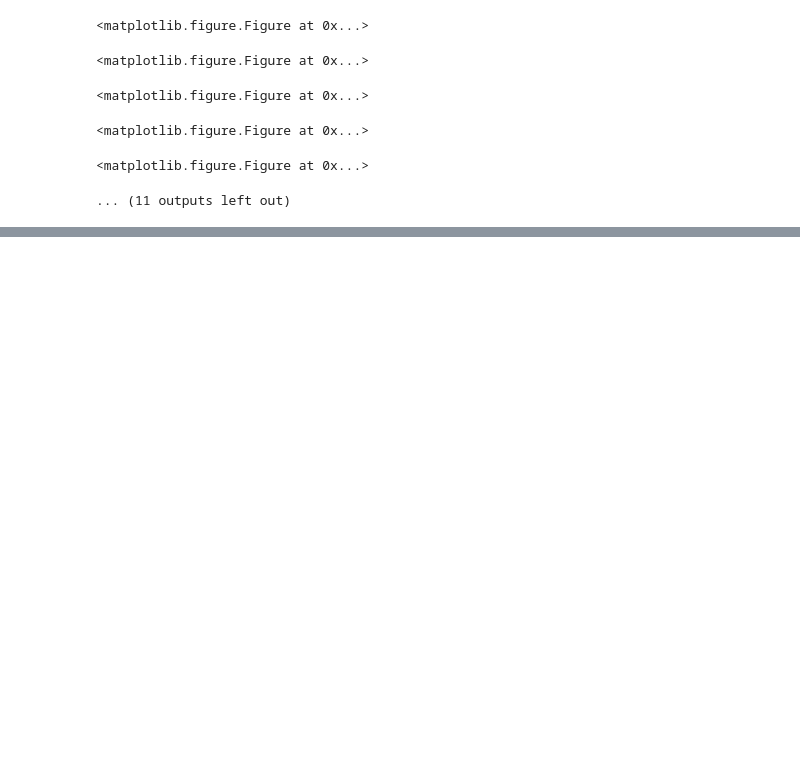
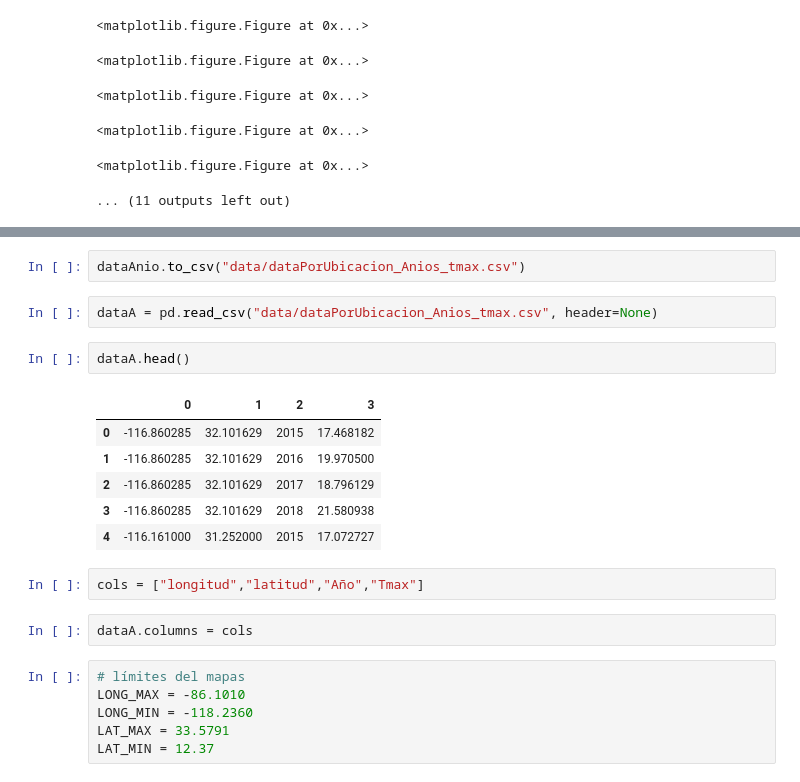
Before and after one commit to jorgemauricio/analisisInvierno, a Jupyter notebook: analisisInvierno_2.ipynb, the cells around one changed output, grey strips where cells are left out. Saved outputs shown, nothing was run; the diff lists cells and outputs as text; blank space fills up the shorter version.

```diff
--- a/analisisInvierno_2.ipynb
+++ b/analisisInvierno_2.ipynb
@@ -272,0 +327,23 @@ for i in dataA['Año'].unique():
+# %%
+dataAnio.to_csv("data/dataPorUbicacion_Anios_tmax.csv")
+# %%
+dataA = pd.read_csv("data/dataPorUbicacion_Anios_tmax.csv", header=None)
+# %%
+dataA.head()
+# %% [output]
+|  | 0 | 1 | 2 | 3 |
+| 0 | -116.860285 | 32.101629 | 2015 | 17.468182 |
+| 1 | -116.860285 | 32.101629 | 2016 | 19.970500 |
+| 2 | -116.860285 | 32.101629 | 2017 | 18.796129 |
+| 3 | -116.860285 | 32.101629 | 2018 | 21.580938 |
+| 4 | -116.161000 | 31.252000 | 2015 | 17.072727 |
+# %%
+cols = ["longitud","latitud","Año","Tmax"]
+# %%
+dataA.columns = cols
+# %%
+# límites del mapas
+LONG_MAX = -86.1010
+LONG_MIN = -118.2360
+LAT_MAX = 33.5791
+LAT_MIN = 12.37
```
Also changed, not shown: parts of 11 cells of this notebook, 44 other files.
